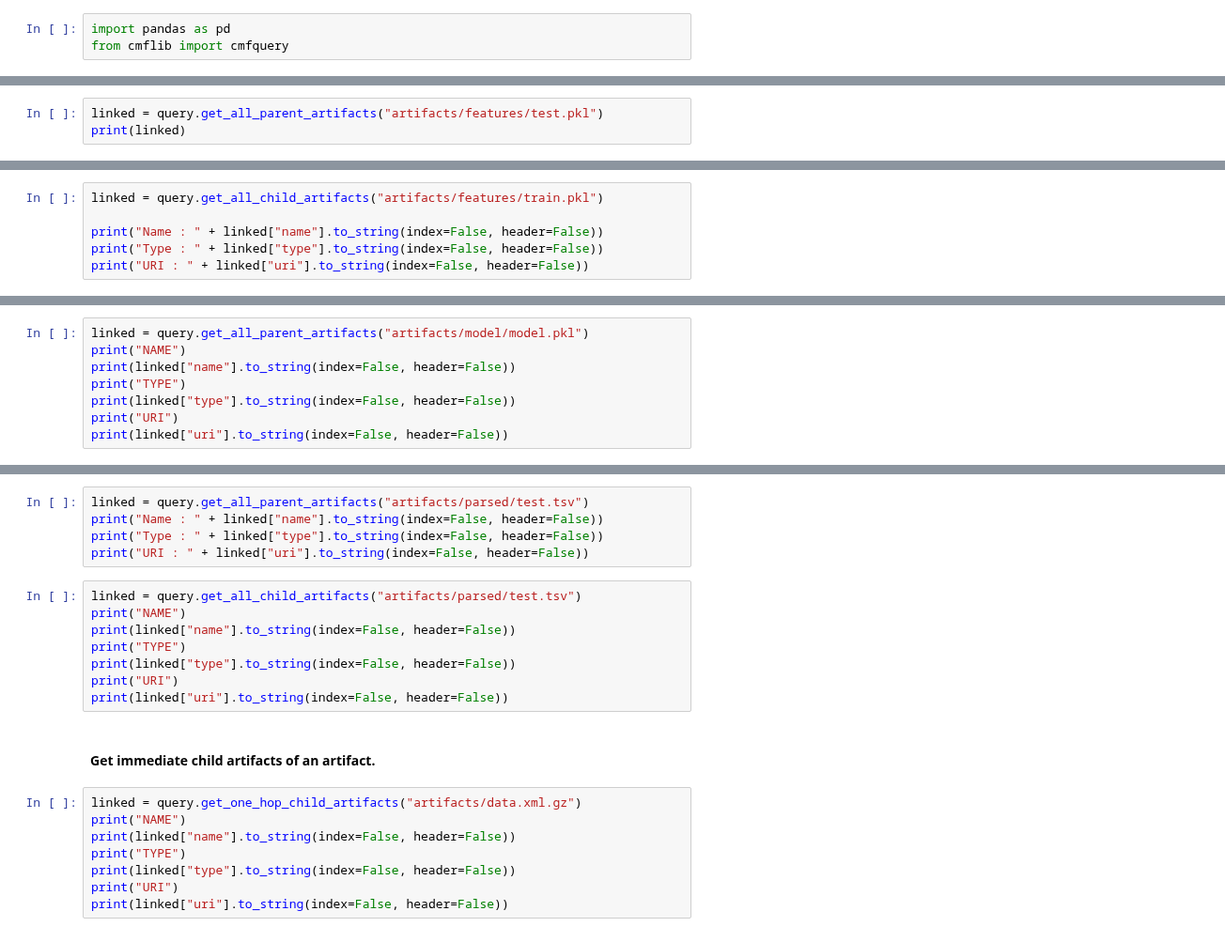
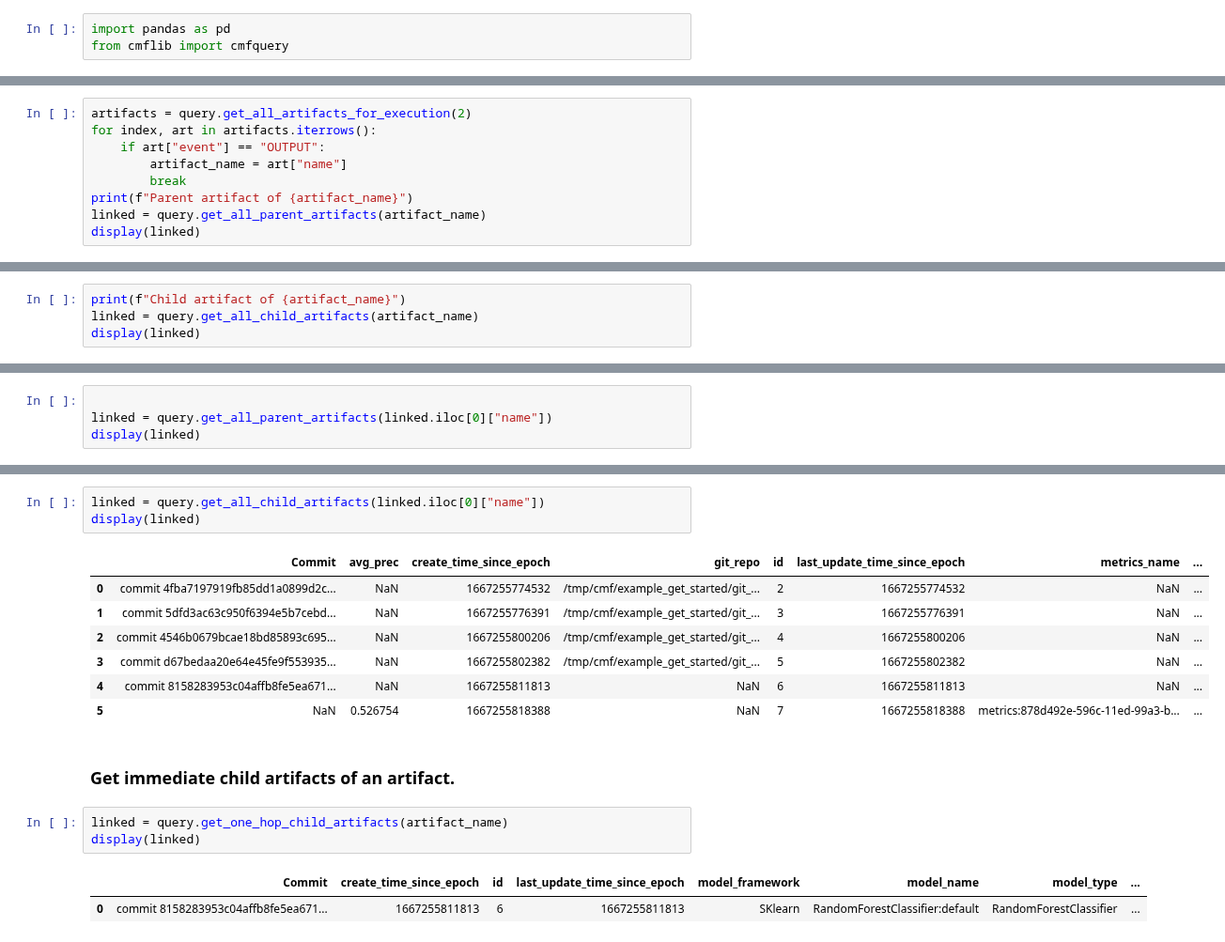
Before and after one commit to HewlettPackard/cmf, a Jupyter notebook: examples/example-get-started/Query_Tester-base_mlmd.ipynb, the cells around one changed output, grey strips where cells are left out. Shown at 94% size. Saved outputs shown, nothing was run; the diff lists cells and outputs as text.

Commit message:
Modified example query

```diff
--- a/examples/example-get-started/Query_Tester-base_mlmd.ipynb
+++ b/examples/example-get-started/Query_Tester-base_mlmd.ipynb
@@ -56,3 +69,9 @@ print(linked)
 # %%
-linked = query.get_all_parent_artifacts("artifacts/features/test.pkl")
-print(linked)
+artifacts = query.get_all_artifacts_for_execution(2)
+for index, art in artifacts.iterrows():
+    if art["event"] == "OUTPUT":
+        artifact_name = art["name"]
+        break
+print(f"Parent artifact of {artifact_name}")
+linked = query.get_all_parent_artifacts(artifact_name)
+display(linked)
@@ -61,6 +86,4 @@ print(linked)
 # %%
-linked = query.get_all_child_artifacts("artifacts/features/train.pkl")
-
-print("Name : " + linked["name"].to_string(index=False, header=False))
-print("Type : " + linked["type"].to_string(index=False, header=False))
-print("URI : " + linked["uri"].to_string(index=False, header=False))
+print(f"Child artifact of {artifact_name}")
+linked = query.get_all_child_artifacts(artifact_name)
+display(linked)
@@ -69,8 +97,4 @@ print("URI : " + linked["uri"].to_string(index=False, header=False))
 # %%
-linked = query.get_all_parent_artifacts("artifacts/model/model.pkl")
-print("NAME")
-print(linked["name"].to_string(index=False, header=False))
-print("TYPE")
-print(linked["type"].to_string(index=False, header=False))
-print("URI")
-print(linked["uri"].to_string(index=False, header=False))
+
+linked = query.get_all_parent_artifacts(linked.iloc[0]["name"])
+display(linked)
@@ -77,23 +104,19 @@ print(linked["uri"].to_string(index=False, header=False))
-# %%
-linked = query.get_all_parent_artifacts("artifacts/parsed/test.tsv")
-print("Name : " + linked["name"].to_string(index=False, header=False))
-print("Type : " + linked["type"].to_string(index=False, header=False))
-print("URI : " + linked["uri"].to_string(index=False, header=False))
 # %%
-linked = query.get_all_child_artifacts("artifacts/parsed/test.tsv")
-print("NAME")
-print(linked["name"].to_string(index=False, header=False))
-print("TYPE")
-print(linked["type"].to_string(index=False, header=False))
-print("URI")
-print(linked["uri"].to_string(index=False, header=False))
+linked = query.get_all_child_artifacts(linked.iloc[0]["name"])
+display(linked)
+# %% [output]
+|  | Commit | avg_prec | create_time_since_epoch | git_repo | id | last_update_time_since_epoch | metrics_name | ... |
+| 0 | commit 4fba7197919fb85dd1a0899d2c... | NaN | 1667255774532 | /tmp/cmf/example_get_started/git_... | 2 | 1667255774532 | NaN | ... |
+| 1 | commit 5dfd3ac63c950f6394e5b7cebd... | NaN | 1667255776391 | /tmp/cmf/example_get_started/git_... | 3 | 1667255776391 | NaN | ... |
+| 2 | commit 4546b0679bcae18bd85893c695... | NaN | 1667255800206 | /tmp/cmf/example_get_started/git_... | 4 | 1667255800206 | NaN | ... |
+| 3 | commit d67bedaa20e64e45fe9f553935... | NaN | 1667255802382 | /tmp/cmf/example_get_started/git_... | 5 | 1667255802382 | NaN | ... |
+| 4 | commit 8158283953c04affb8fe5ea671... | NaN | 1667255811813 | NaN | 6 | 1667255811813 | NaN | ... |
+| 5 | NaN | 0.526754 | 1667255818388 | NaN | 7 | 1667255818388 | metrics:878d492e-596c-11ed-99a3-b... | ... |
 # %% [markdown]
-#### Get immediate child artifacts of an artifact.
+### Get immediate child artifacts of an artifact.
 # %%
-linked = query.get_one_hop_child_artifacts("artifacts/data.xml.gz")
-print("NAME")
-print(linked["name"].to_string(index=False, header=False))
-print("TYPE")
-print(linked["type"].to_string(index=False, header=False))
-print("URI")
-print(linked["uri"].to_string(index=False, header=False))
+linked = query.get_one_hop_child_artifacts(artifact_name)
+display(linked)
+# %% [output]
+|  | Commit | create_time_since_epoch | id | last_update_time_since_epoch | model_framework | model_name | model_type | ... |
+| 0 | commit 8158283953c04affb8fe5ea671... | 1667255811813 | 6 | 1667255811813 | SKlearn | RandomForestClassifier:default | RandomForestClassifier | ... |
```
Also changed, not shown: parts of 27 cells of this notebook.
